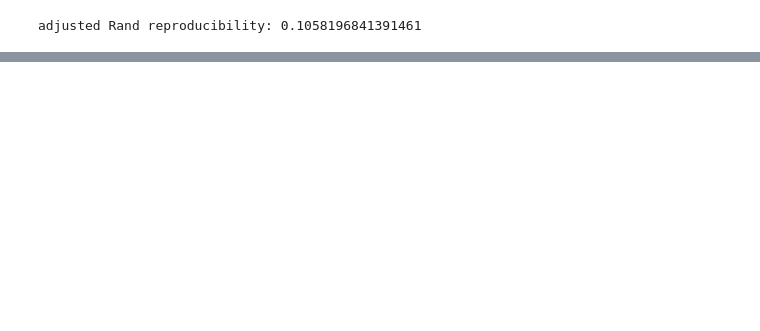
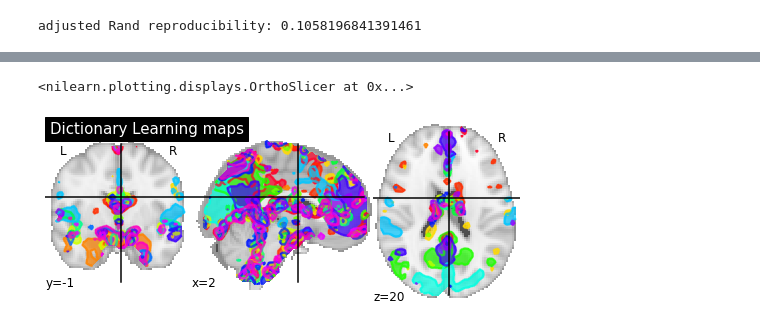
Before and after one commit to pbellec/functional_parcellation, a Jupyter notebook: functional_parcellation_intro.ipynb, the cells around one changed output, grey strips where cells are left out. Drawn from its saved outputs; the diff is of its cells as text; code cells hidden in the pictures; blank space fills up the shorter version.

```diff
--- a/functional_parcellation_intro.ipynb
+++ b/functional_parcellation_intro.ipynb
@@ -391,0 +399,16 @@ adjusted Rand reproducibility: 0.1058196841391461
+# %%
+# Let's use dictionary learning from nilearn
+from nilearn.decomposition import DictLearning
+
+# note that the API is quite standard, follows sklearn
+# Pretty much all the methods covered so far can be run that easily!
+# Note this interface includes the options we previously used for the masker
+dict_learn = DictLearning(n_components=17, detrend=True, standardize=False, smoothing_fwhm=5,
+                          memory="nilearn_cache", memory_level=2, random_state=0)
+dict_learn.fit(adhd.func[0])
+
+# Let's have a look with the prob atlas viewer
+plotting.plot_prob_atlas(dict_learn.components_img_, view_type='filled_contours', title='Dictionary Learning maps')
+# %% [output]
+<nilearn.plotting.displays.OrthoSlicer at 0x...>
+[figure, added]
```
Also changed, not shown: parts of 12 cells of this notebook, 5 other files.
